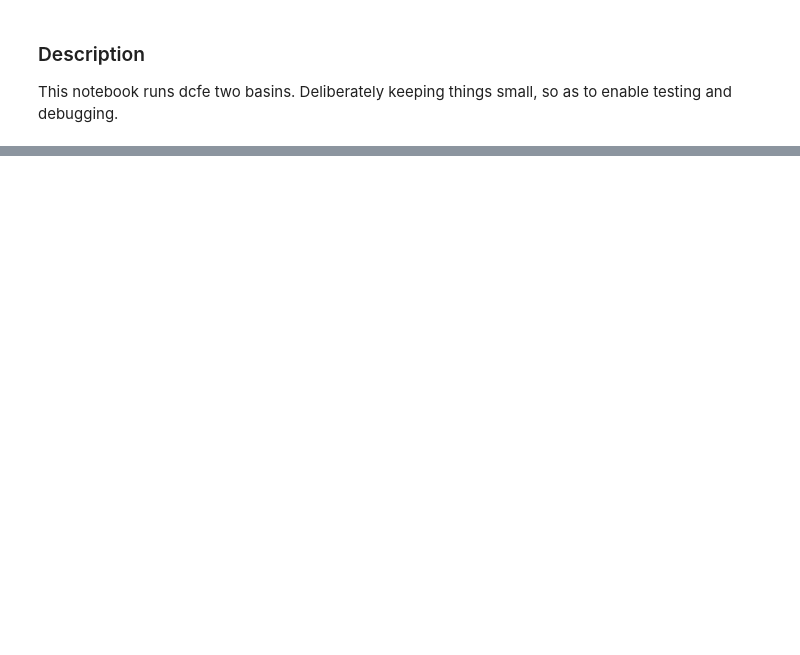
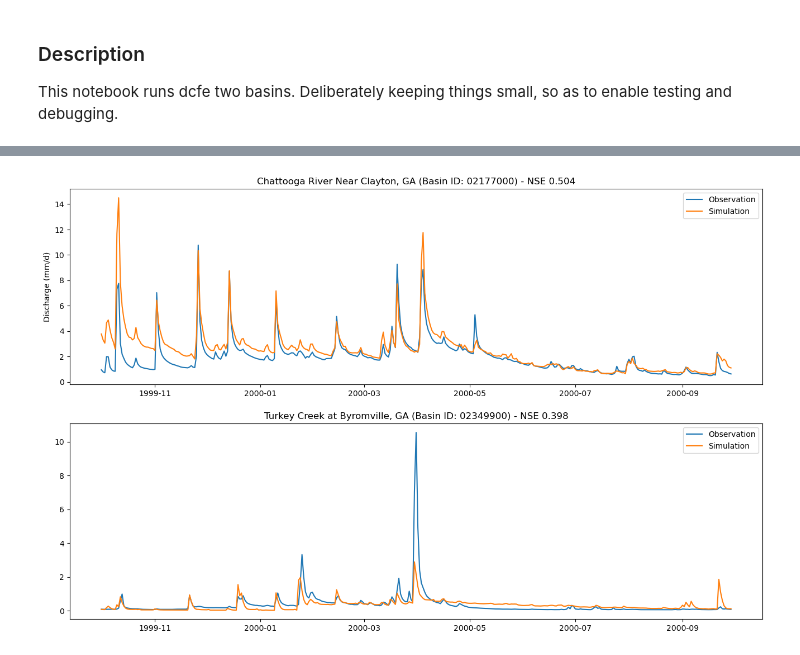
Before and after one commit to mines-ciroh/neuralhydrology, a Jupyter notebook: examples/07-DifferentialCFE-Model/developing_multibasin_dcfe.ipynb, the cells around one changed output, grey strips where cells are left out. Cells and saved outputs as stored; diff of their text form; code cells hidden in the pictures; blank space fills up the shorter version.

```diff
--- a/examples/07-DifferentialCFE-Model/developing_multibasin_dcfe.ipynb
+++ b/examples/07-DifferentialCFE-Model/developing_multibasin_dcfe.ipynb
@@ -69,0 +70,83 @@ CPU
+# %%
+from neuralhydrology.evaluation import metrics, get_tester
+import pandas as pd
+from neuralhydrology.utils.config import Config
+import matplotlib.pyplot as plt
+
+run_config = Config(Path("2basinTest_devMultiBasin.yml"))
+run_dir = Path("runs/DevMultiBasin_Test_1607_215047")
+
+
+# create a tester instance and start evaluation
+tester = get_tester(cfg=Config(run_dir / "config.yml"), run_dir=run_dir, period="test", init_model=True)
+results = tester.evaluate(save_results=True, metrics=run_config.metrics)
+
+results.keys()
+
+
+# Extract a date slice of observations and simulations
+Result_xr = results['02349900']['1D']['xr'].sel(date=slice("10-1999", None))
+
+# Get the scalar date and the 1D array of time_step values
+date_scalar = Result_xr.coords['date'][0].values  # Extract as a NumPy scalar
+time_step_values = Result_xr.coords['time_step'].values  # Extract as NumPy array
+
+# Broadcast the scalar date across time_step and add the timedelta
+datetime_values = date_scalar + pd.to_timedelta(time_step_values, unit='D')
+
+# Add the datetime as a new coordinate to Result_xr
+Result_xr = Result_xr.assign_coords(datetime=("time_step", datetime_values))
+
+fig, ax = plt.subplots(2, 1, figsize=(16,10))
+
+# Extract a date slice of observations and simulations
+Result_xr = results['02177000']['1D']['xr'].sel(date=slice("10-1999", None))
+
+# Get the scalar date and the 1D array of time_step values
+date_scalar = Result_xr.coords['date'][0].values  # Extract as a NumPy scalar
+time_step_values = Result_xr.coords['time_step'].values  # Extract as NumPy array
+
+# Broadcast the scalar date across time_step and add the timedelta
+datetime_values = date_scalar + pd.to_timedelta(time_step_values, unit='D')
+
+# Add the datetime as a new coordinate to Result_xr
+Result_xr = Result_xr.assign_coords(datetime=("time_step", datetime_values))
+
+# Extract observations and simulations
+qobs = Result_xr['QObs(mm/d)_obs']
+qsim = Result_xr['QObs(mm/d)_sim']
+
+result_NSE = metrics.nse(qobs[0,:], qsim[0,:])
+# Plot observations and simulations
+ax[0].plot(Result_xr['datetime'], qobs[0,:], label="Observation")
+ax[0].plot(Result_xr['datetime'], qsim[0,:], label="Simulation")
+ax[0].set_ylabel("Discharge (mm/d)")
+ax[0].set_title(f"Chattooga River Near Clayton, GA (Basin ID: 02177000) - NSE {result_NSE:.3f}")
+_ = ax[0].legend()
+
+# the other basin
+# Extract a date slice of observations and simulations
+Result_xr = results['02349900']['1D']['xr'].sel(date=slice("10-1999", None))
+
+# Get the scalar date and the 1D array of time_step values
+date_scalar = Result_xr.coords['date'][0].values  # Extract as a NumPy scalar
+time_step_values = Result_xr.coords['time_step'].values  # Extract as NumPy array
+
+# Broadcast the scalar date across time_step and add the timedelta
+datetime_values = date_scalar + pd.to_timedelta(time_step_values, unit='D')
+
+# Add the datetime as a new coordinate to Result_xr
+Result_xr = Result_xr.assign_coords(datetime=("time_step", datetime_values))
+
+# Extract observations and simulations
+qobs = Result_xr['QObs(mm/d)_obs']
+qsim = Result_xr['QObs(mm/d)_sim']
+
+result_NSE = metrics.nse(qobs[0,:], qsim[0,:])
+# Plot observations and simulations
+ax[1].plot(Result_xr['datetime'], qobs[0,:], label="Observation")
+ax[1].plot(Result_xr['datetime'], qsim[0,:], label="Simulation")
+ax[0].set_ylabel("Discharge (mm/d)")
+ax[1].set_title(f"Turkey Creek at Byromville, GA (Basin ID: 02349900) - NSE {result_NSE:.3f}")
+_ = ax[1].legend()
+# %% [output]
@@ -69,0 +157 @@ CPU
+[figure, added]
```
Also changed, not shown: parts of 3 cells of this notebook, 4 other files.
